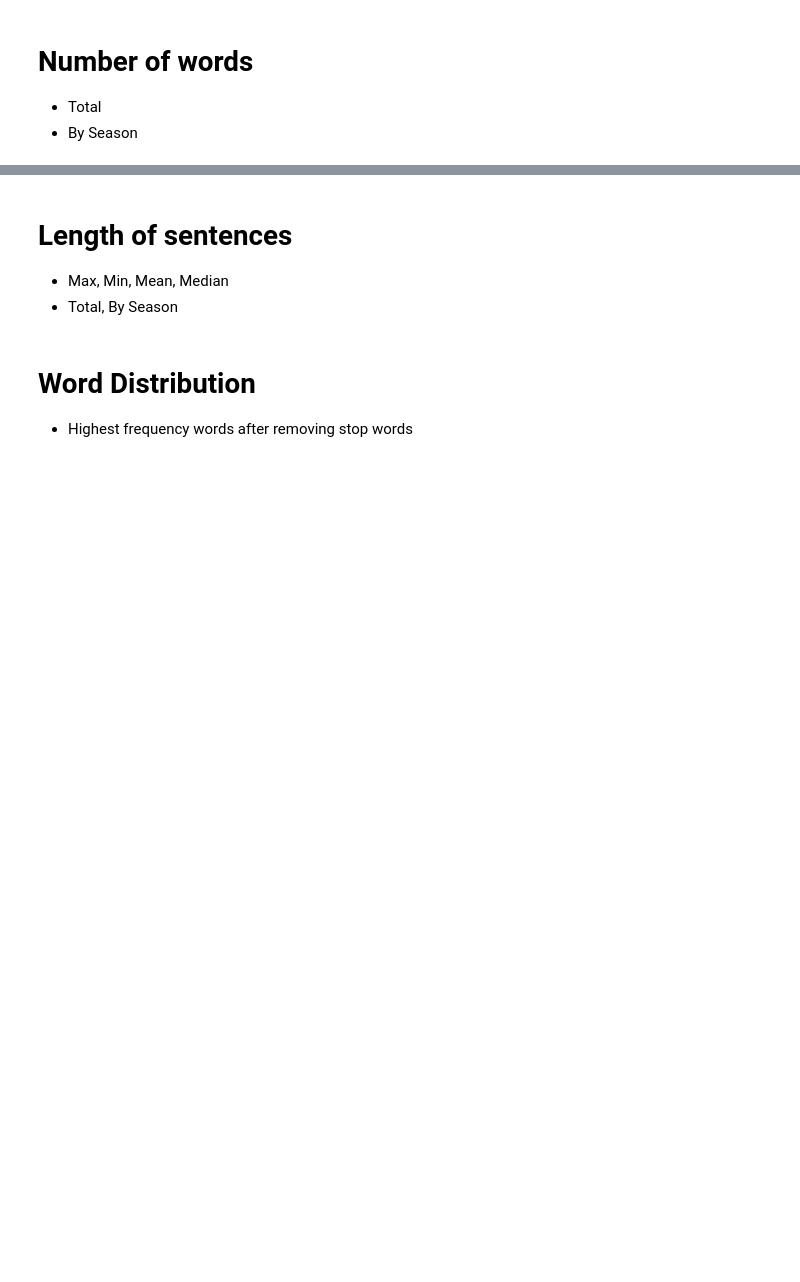
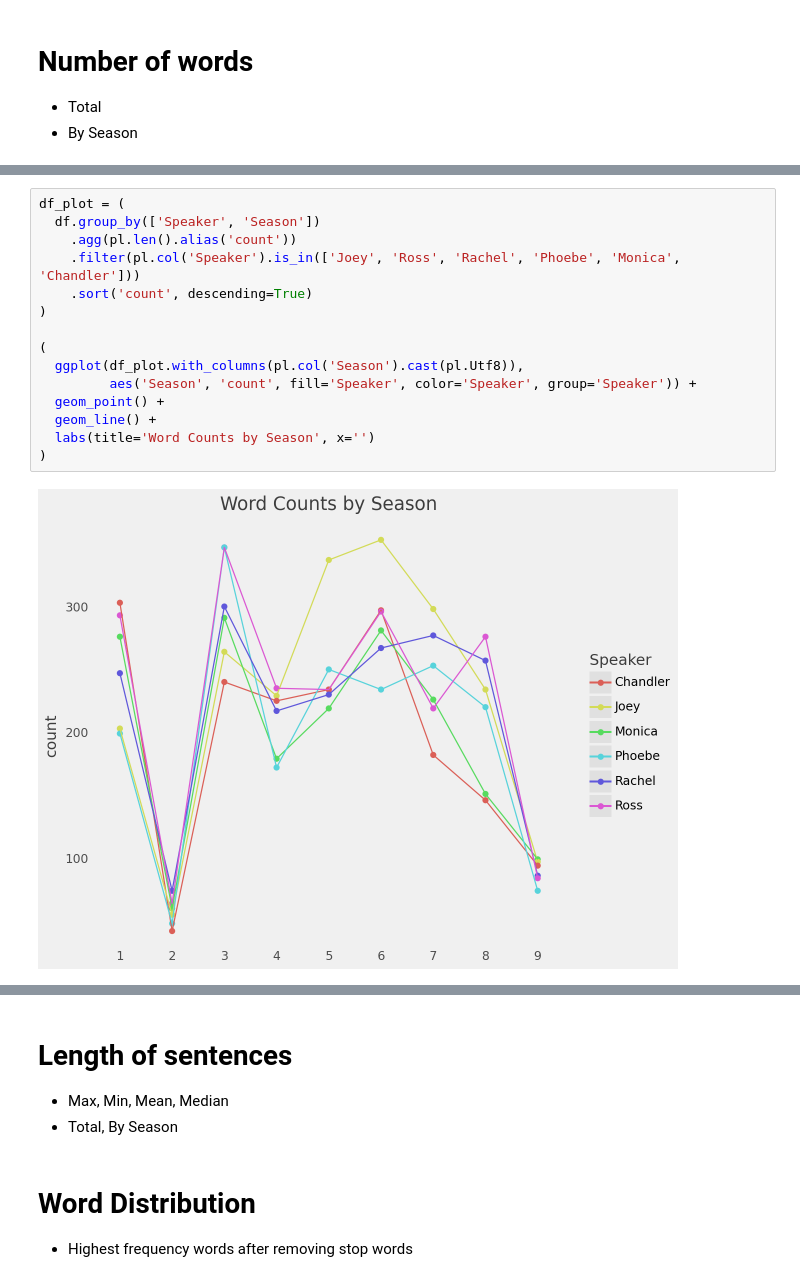
Before and after one commit to antontolk/cs-7643-project, a Jupyter notebook: analysis/data-analytics.ipynb, the cells around one changed output, grey strips where cells are left out. Saved outputs shown, nothing was run; the diff lists cells and outputs as text; blank space fills up the shorter version.

```diff
--- a/analysis/data-analytics.ipynb
+++ b/analysis/data-analytics.ipynb
@@ -71,0 +113,17 @@ shape: (5, 11)
+# %%
+df_plot = (
+  df.group_by(['Speaker', 'Season'])
+    .agg(pl.len().alias('count'))
+    .filter(pl.col('Speaker').is_in(['Joey', 'Ross', 'Rachel', 'Phoebe', 'Monica', 'Chandler']))
+    .sort('count', descending=True)
+)
+
+(
+  ggplot(df_plot.with_columns(pl.col('Season').cast(pl.Utf8)),
+         aes('Season', 'count', fill='Speaker', color='Speaker', group='Speaker')) +
+  geom_point() +
+  geom_line() +
+  labs(title='Word Counts by Season', x='')
+)
+# %% [output]
+[figure, added]
```
Also changed, not shown: parts of 7 cells of this notebook.
